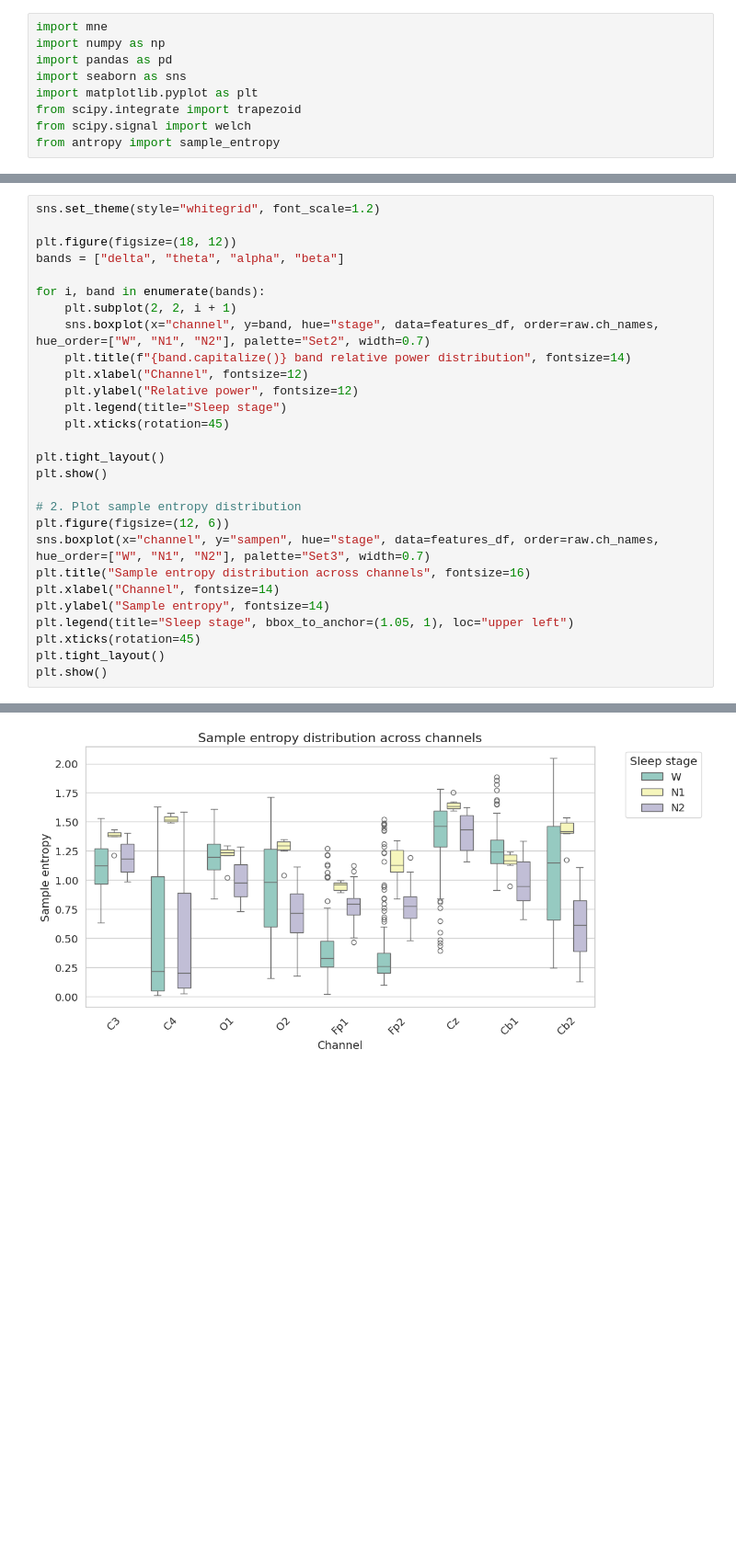
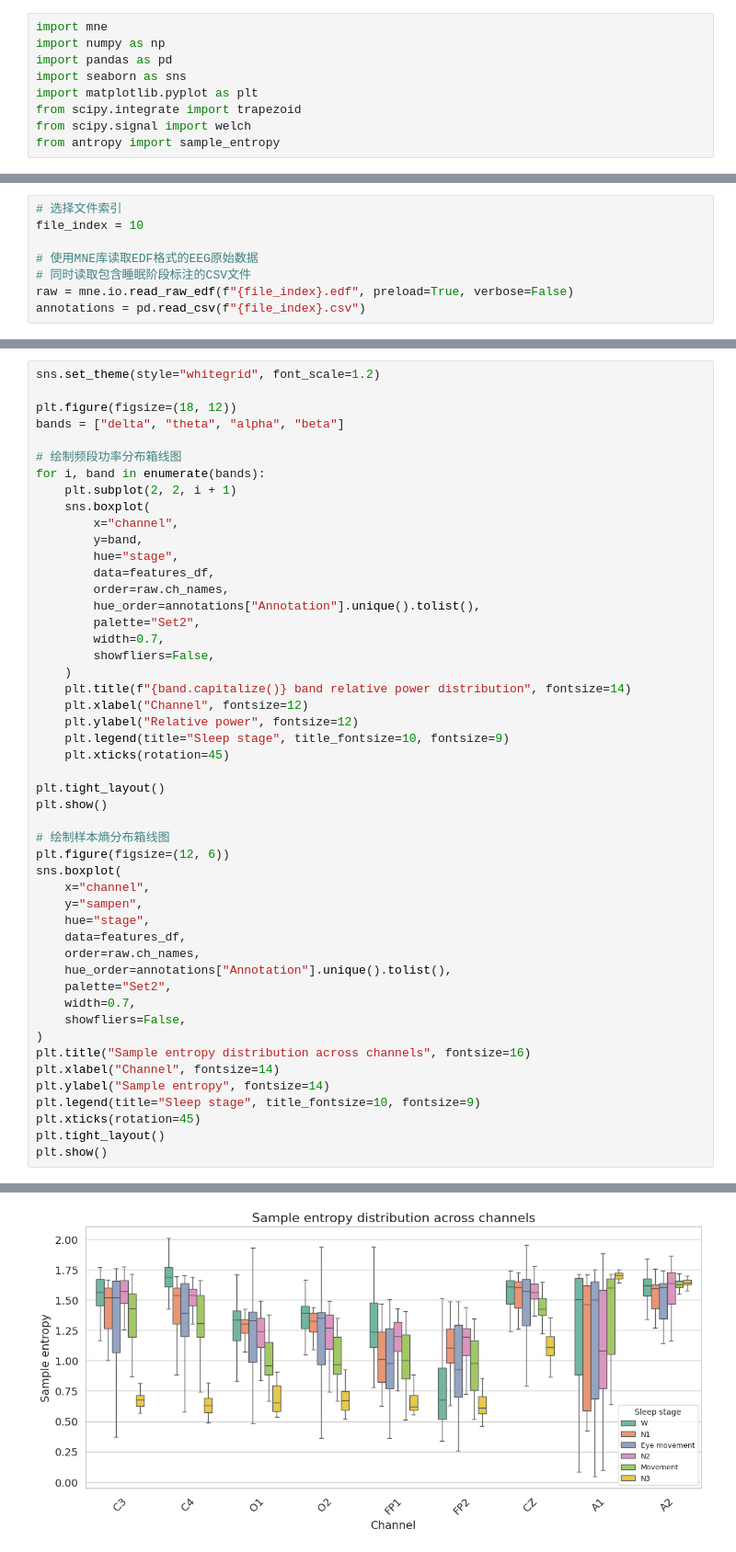
Before and after one commit to Invisiphantom/Python-Table, a Jupyter notebook: EEG/demo.ipynb, the cells around one changed output, grey strips where cells are left out. Shown at 92% size. Saved outputs shown, nothing was run; the diff lists cells and outputs as text; blank space fills up the shorter version.

```diff
--- a/EEG/demo.ipynb
+++ b/EEG/demo.ipynb
@@ -12,0 +12,8 @@ from antropy import sample_entropy
+# %%
+# 选择文件索引
+file_index = 10
+
+# 使用MNE库读取EDF格式的EEG原始数据
+# 同时读取包含睡眠阶段标注的CSV文件
+raw = mne.io.read_raw_edf(f"{file_index}.edf", preload=True, verbose=False)
+annotations = pd.read_csv(f"{file_index}.csv")
@@ -97,25 +96,46 @@ sns.set_theme(style="whitegrid", font_scale=1.2)
 plt.figure(figsize=(18, 12))
 bands = ["delta", "theta", "alpha", "beta"]
 
+# 绘制频段功率分布箱线图
 for i, band in enumerate(bands):
     plt.subplot(2, 2, i + 1)
-    sns.boxplot(x="channel", y=band, hue="stage", data=features_df, order=raw.ch_names, hue_order=["W", "N1", "N2"], palette="Set2", width=0.7)
+    sns.boxplot(
+        x="channel",
+        y=band,
+        hue="stage",
+        data=features_df,
+        order=raw.ch_names,
+        hue_order=annotations["Annotation"].unique().tolist(),
+        palette="Set2",
+        width=0.7,
+        showfliers=False,
+    )
     plt.title(f"{band.capitalize()} band relative power distribution", fontsize=14)
     plt.xlabel("Channel", fontsize=12)
     plt.ylabel("Relative power", fontsize=12)
-    plt.legend(title="Sleep stage")
+    plt.legend(title="Sleep stage", title_fontsize=10, fontsize=9)
     plt.xticks(rotation=45)
 
 plt.tight_layout()
 plt.show()
 
-# 2. Plot sample entropy distribution
+# 绘制样本熵分布箱线图
 plt.figure(figsize=(12, 6))
-sns.boxplot(x="channel", y="sampen", hue="stage", data=features_df, order=raw.ch_names, hue_order=["W", "N1", "N2"], palette="Set3", width=0.7)
+sns.boxplot(
+    x="channel",
+    y="sampen",
+    hue="stage",
+    data=features_df,
+    order=raw.ch_names,
+    hue_order=annotations["Annotation"].unique().tolist(),
+    palette="Set2",
+    width=0.7,
+    showfliers=False,
+)
 plt.title("Sample entropy distribution across channels", fontsize=16)
 plt.xlabel("Channel", fontsize=14)
 plt.ylabel("Sample entropy", fontsize=14)
-plt.legend(title="Sleep stage", bbox_to_anchor=(1.05, 1), loc="upper left")
+plt.legend(title="Sleep stage", title_fontsize=10, fontsize=9)
 plt.xticks(rotation=45)
 plt.tight_layout()
 plt.show()
@@ -124 +144 @@ plt.show()
-[figure, old version]
+[figure, new version]
```
Also changed, not shown: parts of 8 cells of this notebook, 1 other file.
